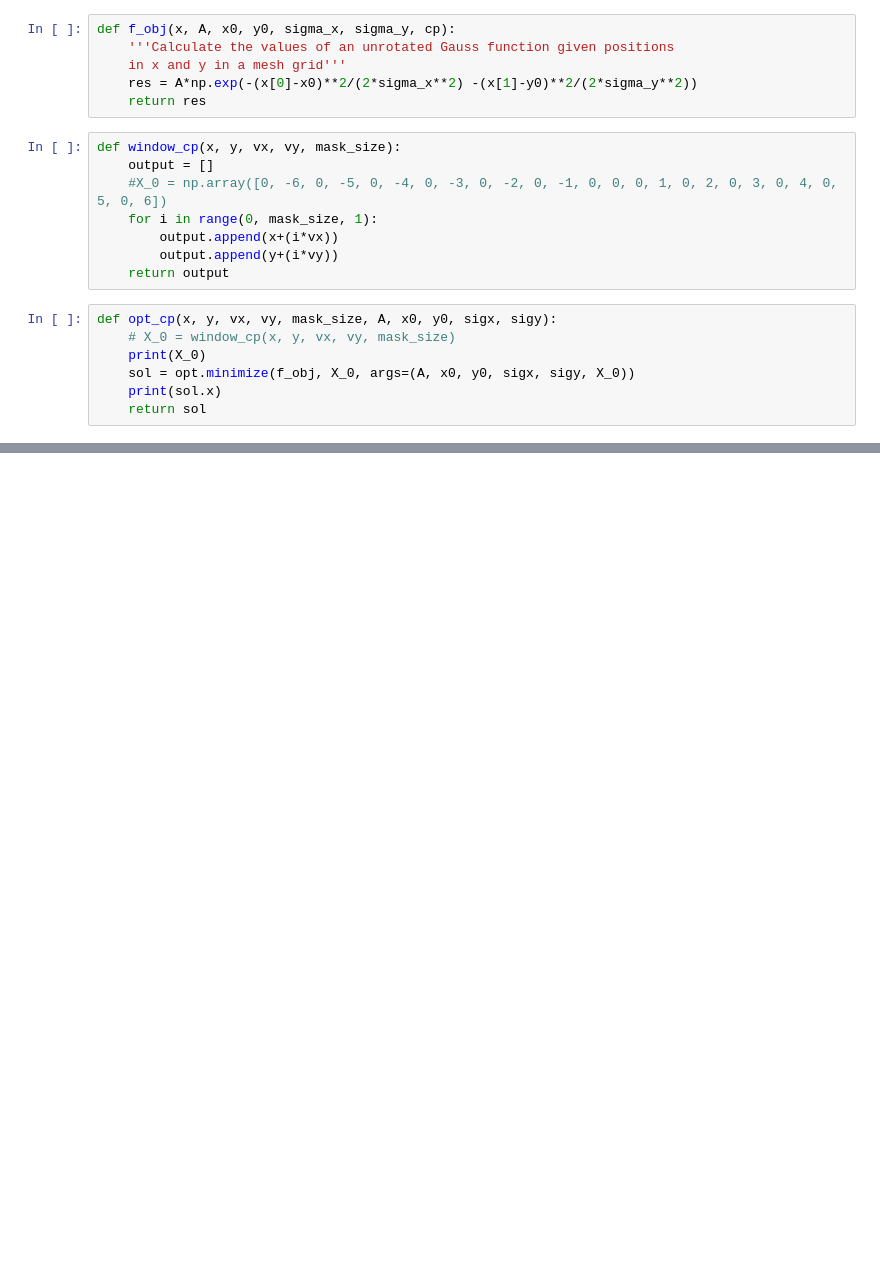
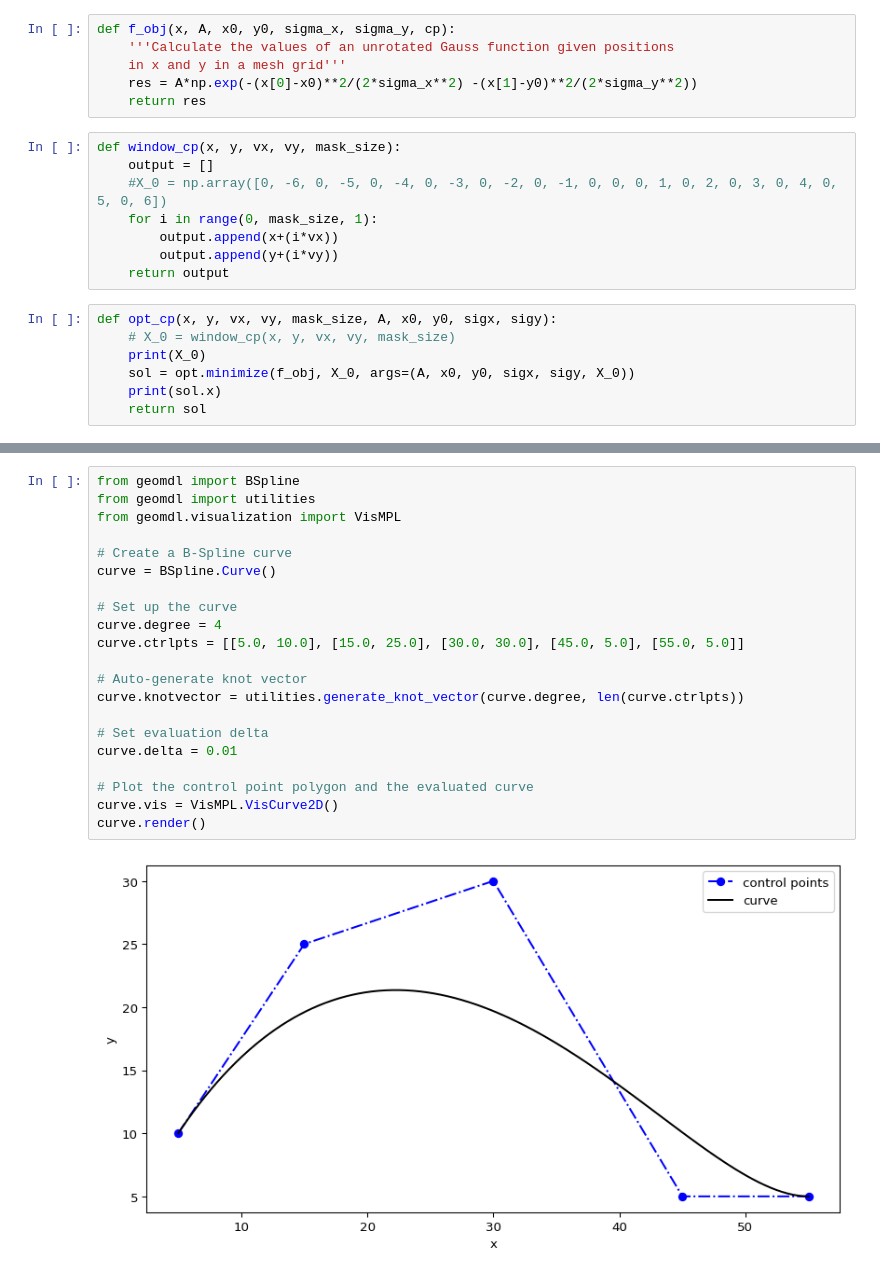
Before and after one commit to re1983/bspline_opt, a Jupyter notebook: Optimization_exp.ipynb, the cells around one changed output, grey strips where cells are left out. Drawn from its saved outputs; the diff is of its cells as text; blank space fills up the shorter version.

```diff
--- a/Optimization_exp.ipynb
+++ b/Optimization_exp.ipynb
@@ -389,0 +425,23 @@ output [0. 6.]
+# %%
+from geomdl import BSpline
+from geomdl import utilities
+from geomdl.visualization import VisMPL
+
+# Create a B-Spline curve
+curve = BSpline.Curve()
+
+# Set up the curve
+curve.degree = 4
+curve.ctrlpts = [[5.0, 10.0], [15.0, 25.0], [30.0, 30.0], [45.0, 5.0], [55.0, 5.0]]
+
+# Auto-generate knot vector
+curve.knotvector = utilities.generate_knot_vector(curve.degree, len(curve.ctrlpts))
+
+# Set evaluation delta
+curve.delta = 0.01
+
+# Plot the control point polygon and the evaluated curve
+curve.vis = VisMPL.VisCurve2D()
+curve.render()
+# %% [output]
+[figure, added]
```
Also changed, not shown: parts of 3 cells of this notebook, 1 other file.
